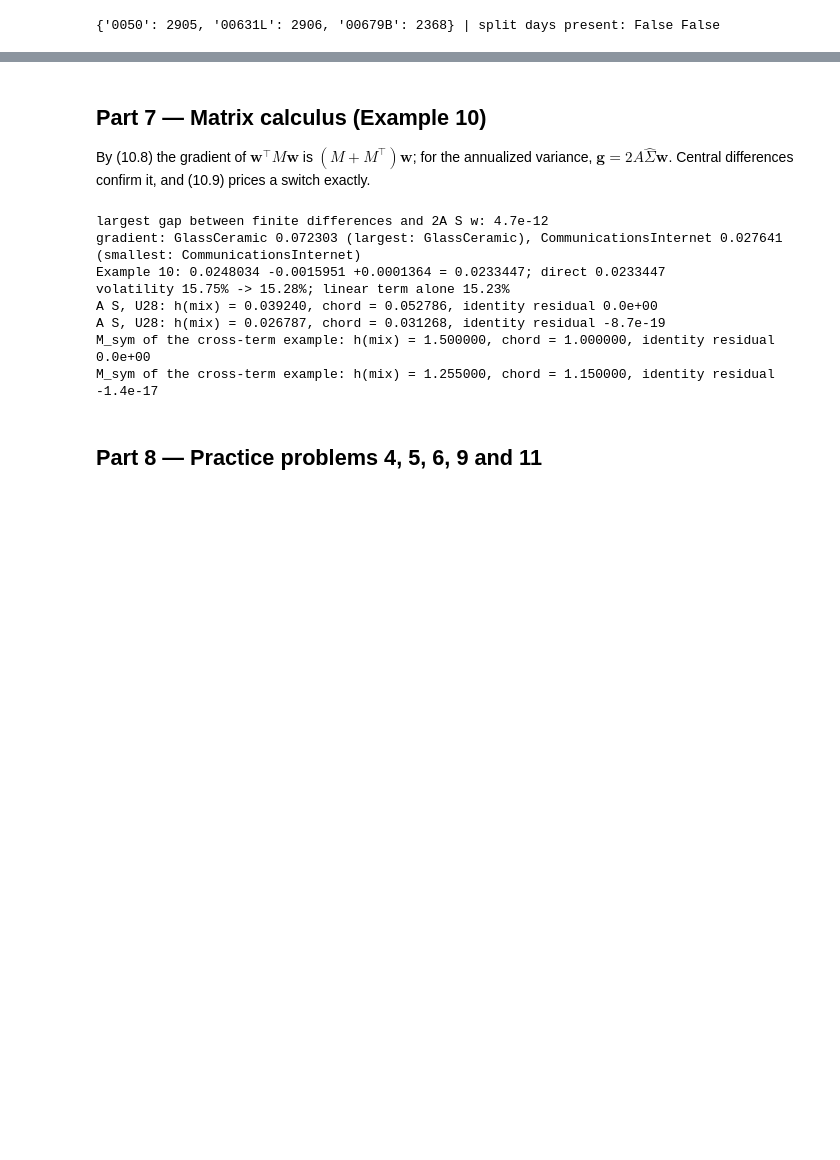
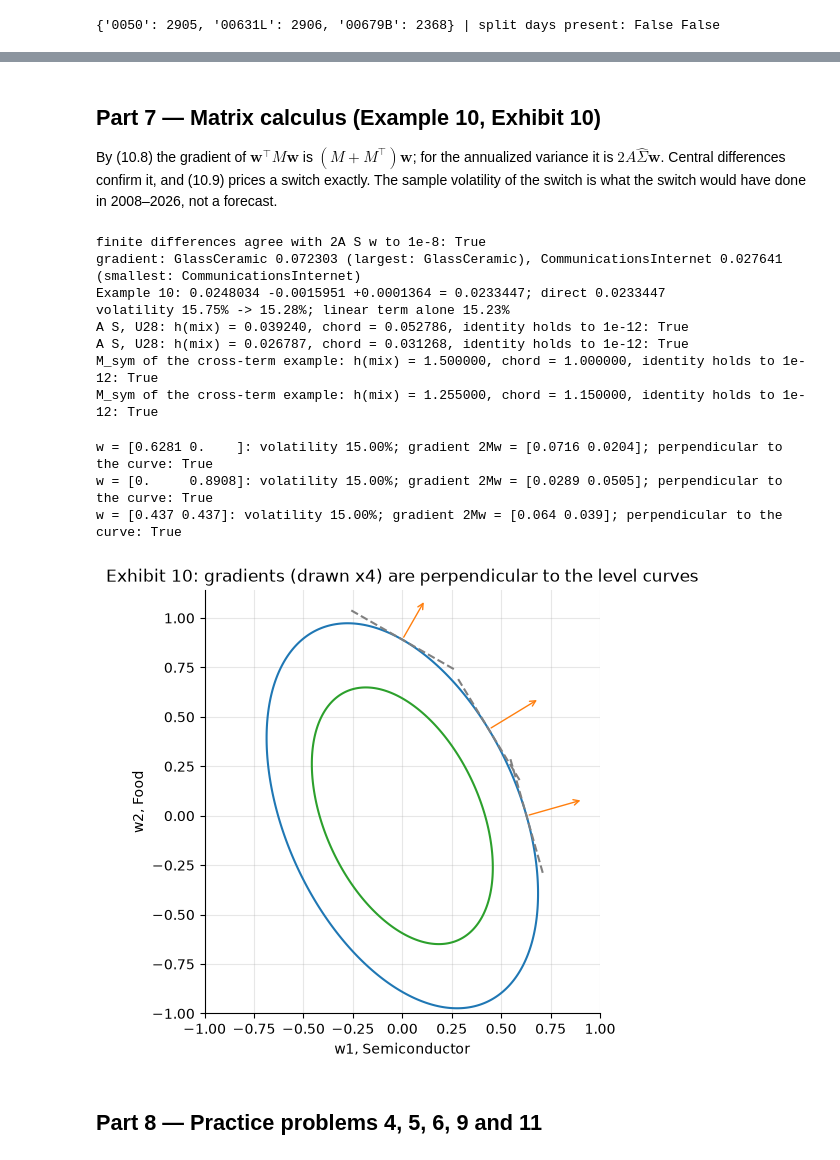
Before and after one commit to Benjamin-Teng/Quant-math-for-beginner, a Jupyter notebook: labs/LM10_lab/LM10_lab.ipynb, the cells around one changed output, grey strips where cells are left out. Saved outputs shown, nothing was run; the diff lists cells and outputs as text; code cells hidden in the pictures; blank space fills up the shorter version.

```diff
--- a/labs/LM10_lab/LM10_lab.ipynb
+++ b/labs/LM10_lab/LM10_lab.ipynb
@@ -422,7 +422,10 @@ allm = ok.all(axis=1)
 Sc, Cc = cov0(Z[allm]), np.corrcoef(Z[allm].T)
 offc = cnt[np.triu_indices(n, 1)]
 print(f"common sample: T = {allm.sum()} from {dates[int(np.argmax(allm))]}; pairwise counts {offc.min()} .. {offc.max()}")
-for name, Mx in (("pairwise C", Cp), ("pairwise S", Sp), ("common C", Cc), ("common S", Sc)):
+first_common = dates[int(np.argmax(allm))]
+halt = [d for d, a in zip(dates, allm) if d >= first_common and not a]
+print(f"it drops {sum(d < first_common for d in dates)} returns before {first_common} and {len(halt)} dates after it: {halt}")
+for name, Mx in (("C_pw", Cp), ("S_pw", Sp), ("common C", Cc), ("common S", Sc)):
     p = pivots(Mx)
     print(f"{name:10s}: {len(p)} pivots computed, last {p[-1]:.3e}", "-> not PSD" if p[-1] <= 0 else "-> PD")
 iS = U28.index("Semiconductor"); i631 = 28 + ETFS.index("00631L")
@@ -432,7 +435,7 @@ print(f"implied / pairwise correlation, Semiconductor and 00631L: {Sp[iS, i631]
 ev, vecs = np.linalg.eigh(Sp)
 q = vecs[:, 0] * np.sign(vecs[np.argmax(np.abs(vecs[:, 0])), 0])
 top = np.argsort(-np.abs(q))[:3]
-print("witness entries:", [(cols[k], round(float(q[k]), 3)) for k in top], f"; x'Sx = {q @ Sp @ q:.2e} a day")
+print("witness entries:", [(cols[k], round(float(q[k]), 3)) for k in top], f"; x'S_pw x = {q @ Sp @ q:.2e} a day")
 for j, e in enumerate(ETFS):
     idx = list(range(28)) + [28 + j]
     p = pivots(Sp[np.ix_(idx, idx)])
@@ -510,35 +515,61 @@ assignments of three different years that fail: 362 of 720
 # %% [markdown]
-## Part 7 — Matrix calculus (Example 10)
+## Part 7 — Matrix calculus (Example 10, Exhibit 10)
 
-By (10.8) the gradient of $\mathbf w^{\top}M\mathbf w$ is $(M+M^{\top})\mathbf w$; for the annualized variance, $\mathbf g=2A\hat\Sigma\mathbf w$. Central differences confirm it, and (10.9) prices a switch exactly.
+By (10.8) the gradient of $\mathbf w^{\top}M\mathbf w$ is $(M+M^{\top})\mathbf w$; for the annualized variance it is $2A\hat\Sigma\mathbf w$. Central differences confirm it, and (10.9) prices a switch exactly. The sample volatility of the switch is what the switch would have done in 2008–2026, not a forecast.
 # %%
 var_a = lambda v: A * v @ S @ v
-g = 2 * A * S @ w
+grad = 2 * A * S @ w
 num = np.array([(var_a(w + 1e-6 * e) - var_a(w - 1e-6 * e)) / 2e-6 for e in np.eye(28)])
-print("largest gap between finite differences and 2A S w:", f"{np.abs(num - g).max():.1e}")
+print("finite differences agree with 2A S w to 1e-8:", np.abs(num - grad).max() < 1e-8)
 iG, iC = U28.index("GlassCeramic"), U28.index("CommunicationsInternet")
-print(f"gradient: GlassCeramic {g[iG]:.6f} (largest: {U28[int(np.argmax(g))]}), CommunicationsInternet {g[iC]:.6f} (smallest: {U28[int(np.argmin(g))]})")
+print(f"gradient: GlassCeramic {grad[iG]:.6f} (largest: {U28[int(np.argmax(grad))]}), "
+      f"CommunicationsInternet {grad[iC]:.6f} (smallest: {U28[int(np.argmin(grad))]})")
 Dl = np.zeros(28); Dl[iC], Dl[iG] = 1 / 28, -1 / 28
-lin, quad = Dl @ g, A * Dl @ S @ Dl
+lin, quad = Dl @ grad, A * Dl @ S @ Dl
 print(f"Example 10: {var_a(w):.7f} {lin:+.7f} {quad:+.7f} = {var_a(w) + lin + quad:.7f}; direct {var_a(w + Dl):.7f}")
 print(f"volatility {math.sqrt(var_a(w)):.2%} -> {math.sqrt(var_a(w + Dl)):.2%}; linear term alone {math.sqrt(var_a(w) + lin):.2%}")
 
-# (10.10) numerically: a PSD matrix (S) and the indefinite symmetric part of the cross-term example
+# (10.10) numerically: a PSD matrix (A S) and the indefinite symmetric part of the cross-term example
 for name, Mx in (("A S, U28", A * S), ("M_sym of the cross-term example", Msym)):
     rng_pts = [(np.eye(len(Mx))[0], np.eye(len(Mx))[1], 0.5), (np.ones(len(Mx)) / len(Mx), np.eye(len(Mx))[-1], 0.3)]
-    for xa, ya, al in rng_pts:
+    for xa, ya, om in rng_pts:                      # om is the mixing weight omega of (10.10)
         h = lambda v: v @ Mx @ v
-        lhs = h(al * xa + (1 - al) * ya); rhs = al * h(xa) + (1 - al) * h(ya)
-        print(f"{name}: h(mix) = {lhs:.6f}, chord = {rhs:.6f}, identity residual {lhs - rhs + al * (1 - al) * h(xa - ya):.1e}")
+        lhs = h(om * xa + (1 - om) * ya); rhs = om * h(xa) + (1 - om) * h(ya)
+        print(f"{name}: h(mix) = {lhs:.6f}, chord = {rhs:.6f}, "
+              f"identity holds to 1e-12: {abs(lhs - rhs + om * (1 - om) * h(xa - ya)) < 1e-12}")
 # %% [output]
-largest gap between finite differences and 2A S w: 4.7e-12
+finite differences agree with 2A S w to 1e-8: True
 gradient: GlassCeramic 0.072303 (largest: GlassCeramic), CommunicationsInternet 0.027641 (smallest: CommunicationsInternet)
 Example 10: 0.0248034 -0.0015951 +0.0001364 = 0.0233447; direct 0.0233447
 volatility 15.75% -> 15.28%; linear term alone 15.23%
-A S, U28: h(mix) = 0.039240, chord = 0.052786, identity residual 0.0e+00
-A S, U28: h(mix) = 0.026787, chord = 0.031268, identity residual -8.7e-19
-M_sym of the cross-term example: h(mix) = 1.500000, chord = 1.000000, identity residual 0.0e+00
-M_sym of the cross-term example: h(mix) = 1.255000, chord = 1.150000, identity residual -1.4e-17
+A S, U28: h(mix) = 0.039240, chord = 0.052786, identity holds to 1e-12: True
+A S, U28: h(mix) = 0.026787, chord = 0.031268, identity holds to 1e-12: True
+M_sym of the cross-term example: h(mix) = 1.500000, chord = 1.000000, identity holds to 1e-12: True
+M_sym of the cross-term example: h(mix) = 1.255000, chord = 1.150000, identity holds to 1e-12: True
+# %%
+# Exhibit 10: level curves of the annualized variance in Semiconductor and Food, with the gradient 2Mw
+Mg = AS3[np.ix_([0, 2], [0, 2])] / 1e4                  # that block of the printed A Sigma_3, in decimal units
+gw = np.linspace(-1.0, 1.0, 401)
+w1g, w2g = np.meshgrid(gw, gw)
+var2 = Mg[0, 0] * w1g**2 + 2 * Mg[0, 1] * w1g * w2g + Mg[1, 1] * w2g**2
+pts = [np.array([0.15 / math.sqrt(Mg[0, 0]), 0.0]), np.array([0.0, 0.15 / math.sqrt(Mg[1, 1])]),
+       np.ones(2) * 0.15 / math.sqrt(np.ones(2) @ Mg @ np.ones(2))]
+fig, ax = plt.subplots(figsize=(5.5, 5.5))
+ax.contour(w1g, w2g, var2, levels=[0.10**2, 0.15**2], colors=["tab:green", "tab:blue"])
+for p in pts:
+    gp = 2 * Mg @ p
+    tan = np.array([-gp[1], gp[0]]) / np.linalg.norm(gp)       # direction along the level curve
+    ax.annotate("", xy=p + 4 * gp, xytext=p, arrowprops=dict(arrowstyle="->", color="tab:orange"))
+    ax.plot(*np.column_stack([p - 0.3 * tan, p + 0.3 * tan]), ls="--", color="grey")
+    print(f"w = {p.round(4)}: volatility {math.sqrt(p @ Mg @ p):.2%}; gradient 2Mw = {gp.round(4)}; "
+          f"perpendicular to the curve: {abs(tan @ gp) < 1e-15}")
+ax.set_aspect("equal"); ax.set_xlabel("w1, Semiconductor"); ax.set_ylabel("w2, Food")
+ax.set_title("Exhibit 10: gradients (drawn x4) are perpendicular to the level curves"); plt.show()
+# %% [output]
+w = [0.6281 0.    ]: volatility 15.00%; gradient 2Mw = [0.0716 0.0204]; perpendicular to the curve: True
+w = [0.     0.8908]: volatility 15.00%; gradient 2Mw = [0.0289 0.0505]; perpendicular to the curve: True
+w = [0.437 0.437]: volatility 15.00%; gradient 2Mw = [0.064 0.039]; perpendicular to the curve: True
+[figure, added]
 # %% [markdown]
 ## Part 8 — Practice problems 4, 5, 6, 9 and 11
 # %%
```
Also changed, not shown: parts of 7 cells of this notebook, 10 other files.
